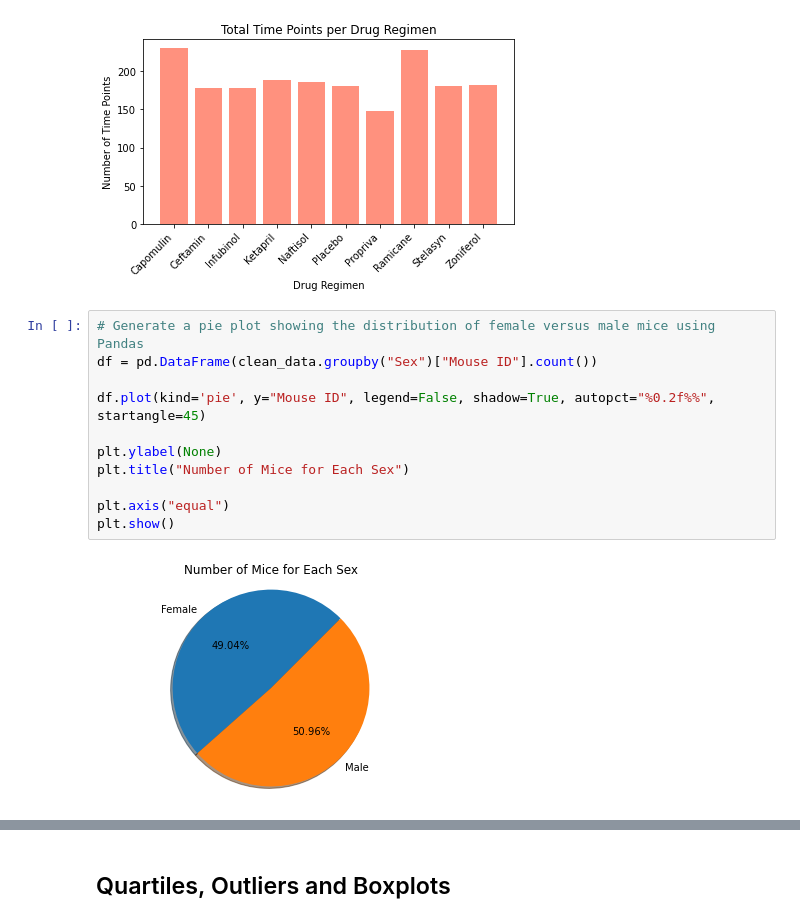
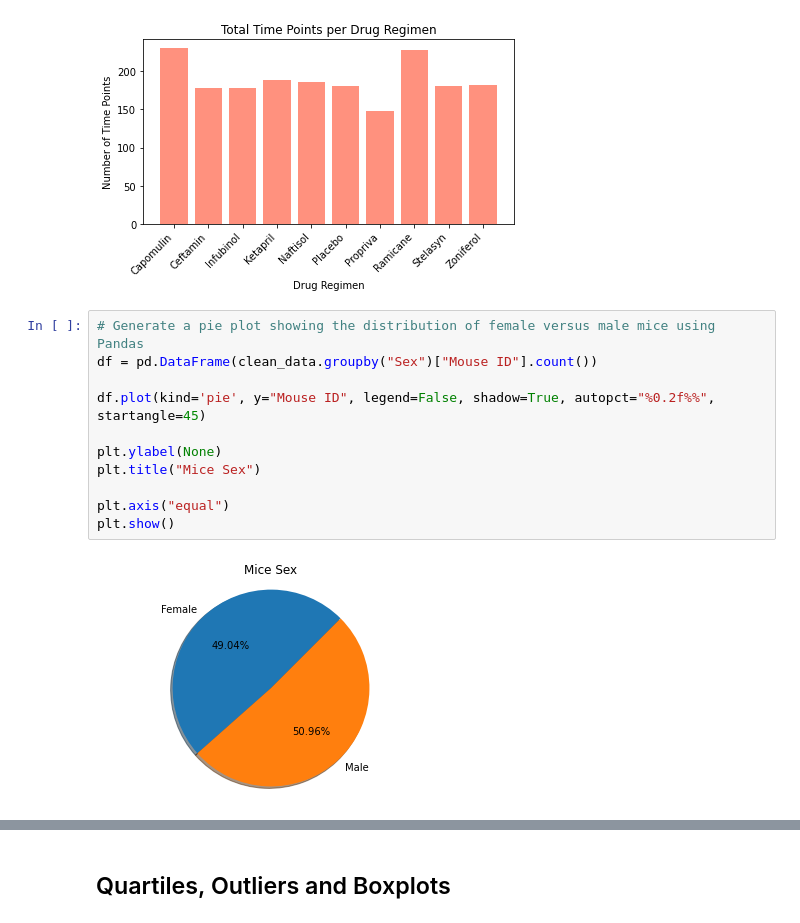
Before and after one commit to esalgado28/drug-data-analysis, a Jupyter notebook: Pymaceuticals/pymaceuticals.ipynb, the cells around one changed output, grey strips where cells are left out. Cells and saved outputs as stored; diff of their text form.

```diff
--- a/Pymaceuticals/pymaceuticals.ipynb
+++ b/Pymaceuticals/pymaceuticals.ipynb
@@ -188,16 +188,16 @@ plt.show()
 # %%
 # Generate a pie plot showing the distribution of female versus male mice using Pandas
 df = pd.DataFrame(clean_data.groupby("Sex")["Mouse ID"].count())
 
 df.plot(kind='pie', y="Mouse ID", legend=False, shadow=True, autopct="%0.2f%%", startangle=45)
 
 plt.ylabel(None)
-plt.title("Number of Mice for Each Sex")
+plt.title("Mice Sex")
 
 plt.axis("equal")
 plt.show()
 # %% [output]
-[figure, old version]
+[figure, new version]
 # %%
 # Generate a pie plot showing the distribution of female versus male mice using pyplot
 plt.pie(df["Mouse ID"], labels=df.index, autopct="%0.2f%%", shadow=True, startangle=45)
```
Also changed, not shown: parts of 6 cells of this notebook.
